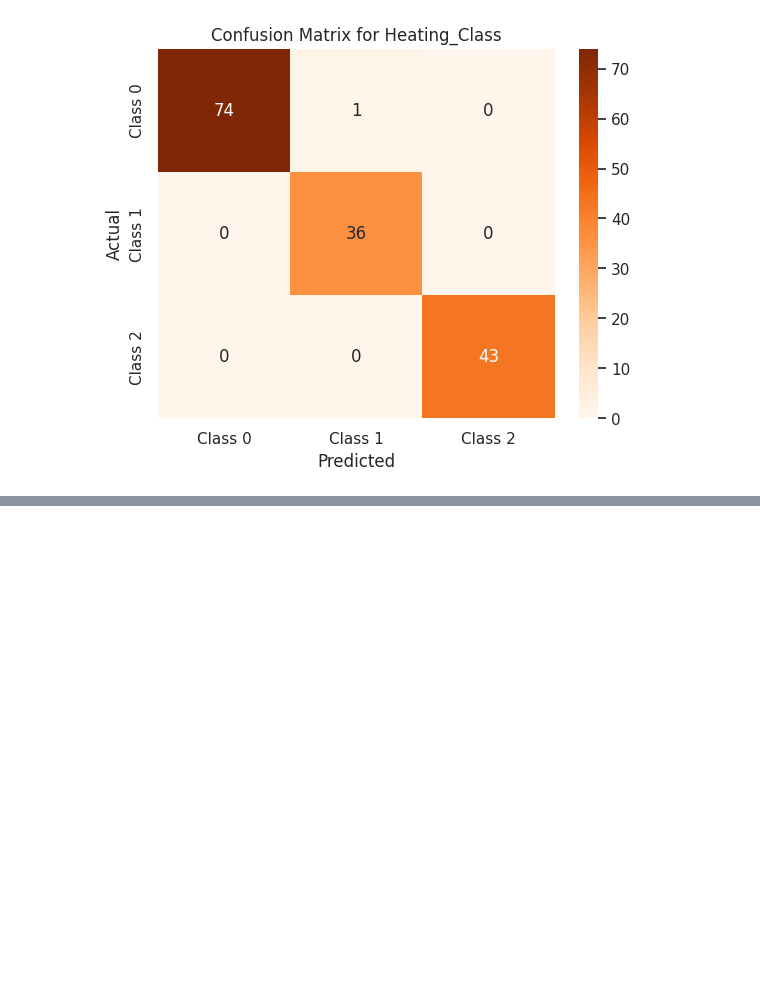
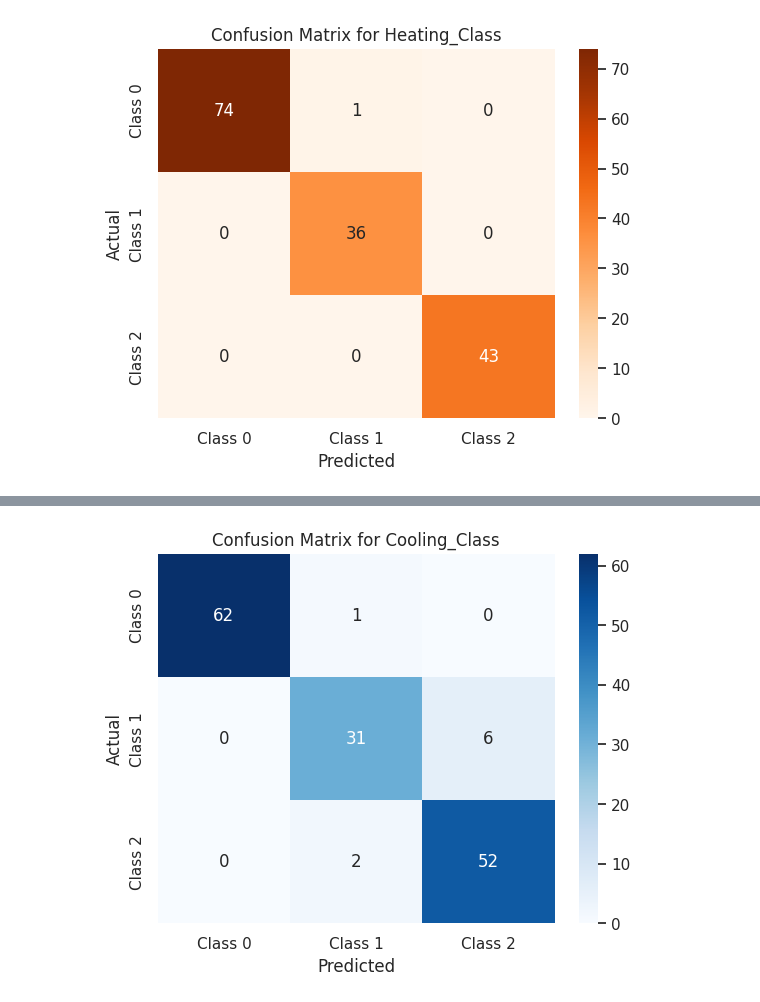
Before and after one commit to ameygawade/DataScience-Kaggle-Energy-efficiency-classification, a Jupyter notebook: multi-ouput-classification-energy-efficiency.ipynb, the cells around one changed output, grey strips where cells are left out. Cells and saved outputs as stored; diff of their text form; code cells hidden in the pictures; blank space fills up the shorter version.

```diff
--- a/multi-ouput-classification-energy-efficiency.ipynb
+++ b/multi-ouput-classification-energy-efficiency.ipynb
@@ -1225,0 +1307,4 @@ plt.show()
+# %%
+# Drop 'Orientation' from the dataset
+X_train_heat_reduced = X_train_heat.drop(columns=['Orientation'])
+X_test_heat_reduced = X_test_heat.drop(columns=['Orientation'])
@@ -1225,0 +1500,12 @@ plt.show()
+# %%
+X_train_cool_reduced = X_train_cool.drop(columns=['Overall_Height'])
+X_test_cool_reduced = X_test_cool.drop(columns=['Overall_Height'])
+# %%
+# Train the model with reduced features
+model_xgb_heat_3.fit(X_train_cool_reduced, y_train_cool)
+
+
+y_pred_cool_2 = model_xgb_heat_3.predict(X_test_cool_reduced)
+# Evaluate performance
+print(classification_report(y_test_cool, y_pred_cool_2))
+print(accuracy_score(y_test_cool, y_pred_cool_2))
@@ -1225,0 +1524,24 @@ plt.show()
+# %%
+from sklearn.metrics import confusion_matrix
+
+import seaborn as sns
+
+import matplotlib.pyplot as plt
+
+
+
+# Plot confusion matrix for Heating_Class
+
+cm_heating = confusion_matrix(y_test_cool, y_pred_cool_2)
+
+sns.heatmap(cm_heating, annot=True, fmt="d", cmap="Blues", xticklabels=['Class 0', 'Class 1', 'Class 2'], yticklabels=['Class 0', 'Class 1', 'Class 2'])
+
+plt.title("Confusion Matrix for Cooling_Class")
+
+plt.xlabel("Predicted")
+
+plt.ylabel("Actual")
+
+plt.show()
+# %% [output]
+[figure, added]
```
Also changed, not shown: parts of 21 cells of this notebook.
